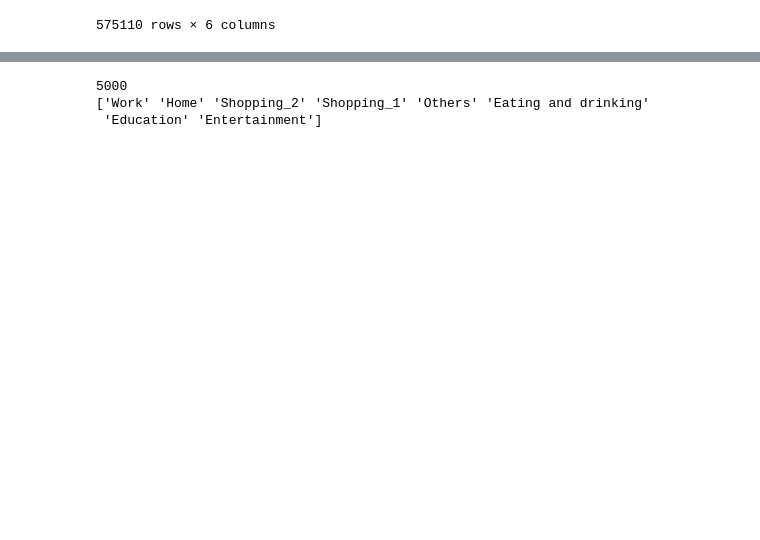
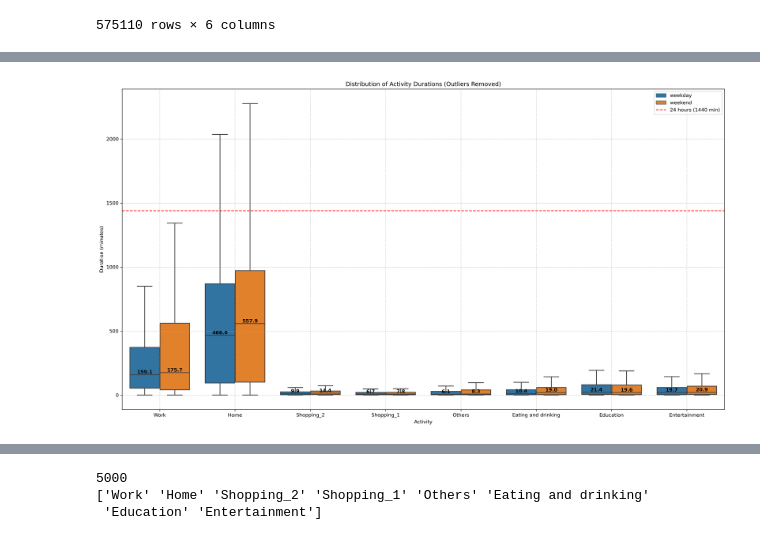
Before and after one commit to YueLi-0816/mobile_data, a Jupyter notebook: analysis.ipynb, the cells around one changed output, grey strips where cells are left out. Cells and saved outputs as stored; diff of their text form; code cells hidden in the pictures; blank space fills up the shorter version.

```diff
--- a/analysis.ipynb
+++ b/analysis.ipynb
@@ -158,0 +160,38 @@ Name: 0, dtype: object
+# %%
+plt.figure(figsize=(18, 10), dpi=300)
+sns.boxplot(x='activity', y='duration', hue='is_weekend', data=traject_sample, showfliers=False)
+
+# Add the 24-hour line for context.
+plt.axhline(y=1440, color='r', linestyle='--', label='24 hours (1440 min)')
+
+# Step 4: Add median values as text annotations.
+# Iterate through each activity and day type to calculate the median and annotate.
+for i, activity in enumerate(traject_sample['activity'].unique()):
+    for j, day_type in enumerate(traject_sample['is_weekend'].unique()):
+        # Filter the DataFrame for the current group
+        group_data = traject_sample[(traject_sample['activity'] == activity) & (traject_sample['is_weekend'] == day_type)]
+
+        # Check if the group has data before calculating quantiles
+        if not group_data.empty:
+            median = group_data['duration'].median()
+
+            # Determine the x-position for the annotation.
+            # The x-position of the box depends on its order in the plot.
+            box_pos = i - 0.2 if day_type == 'weekday' else i + 0.2
+
+            # Annotate the plot with the values
+            plt.text(box_pos, median, f'{median:.1f}', ha='center', va='bottom', fontsize=10, color='black',weight='bold')
+
+plt.title('Distribution of Activity Durations (Outliers Removed)')
+plt.xlabel('Activity')
+plt.ylabel('Duration (minutes)')
+plt.grid(True, linestyle='--', alpha=0.6)
+
+# Create a single legend for the entire figure.
+handles, labels = plt.gca().get_legend_handles_labels()
+plt.legend(handles, labels)
+
+plt.tight_layout()
+plt.show()
+# %% [output]
+[figure, added]
```
Also changed, not shown: parts of 11 cells of this notebook.
